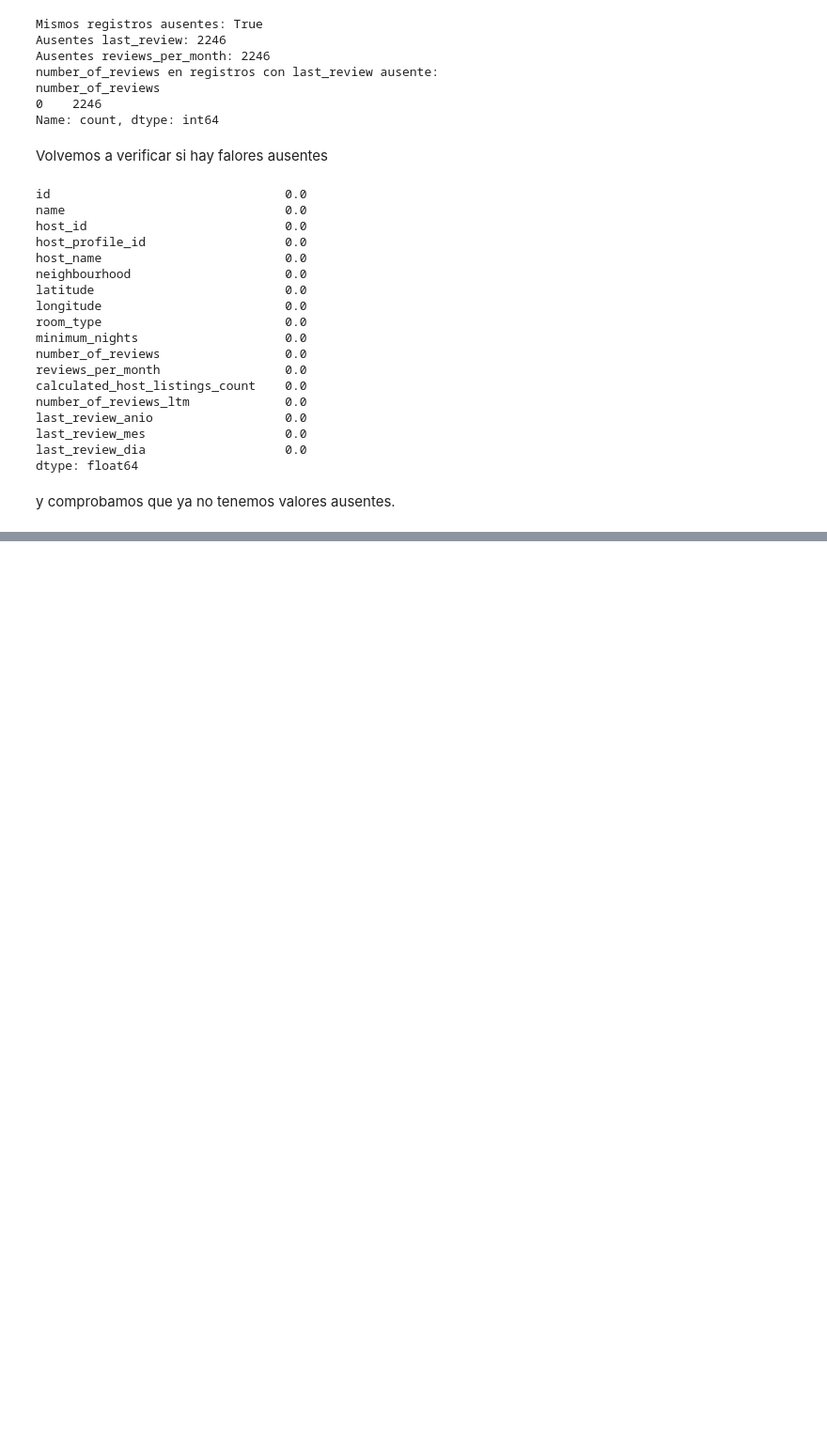
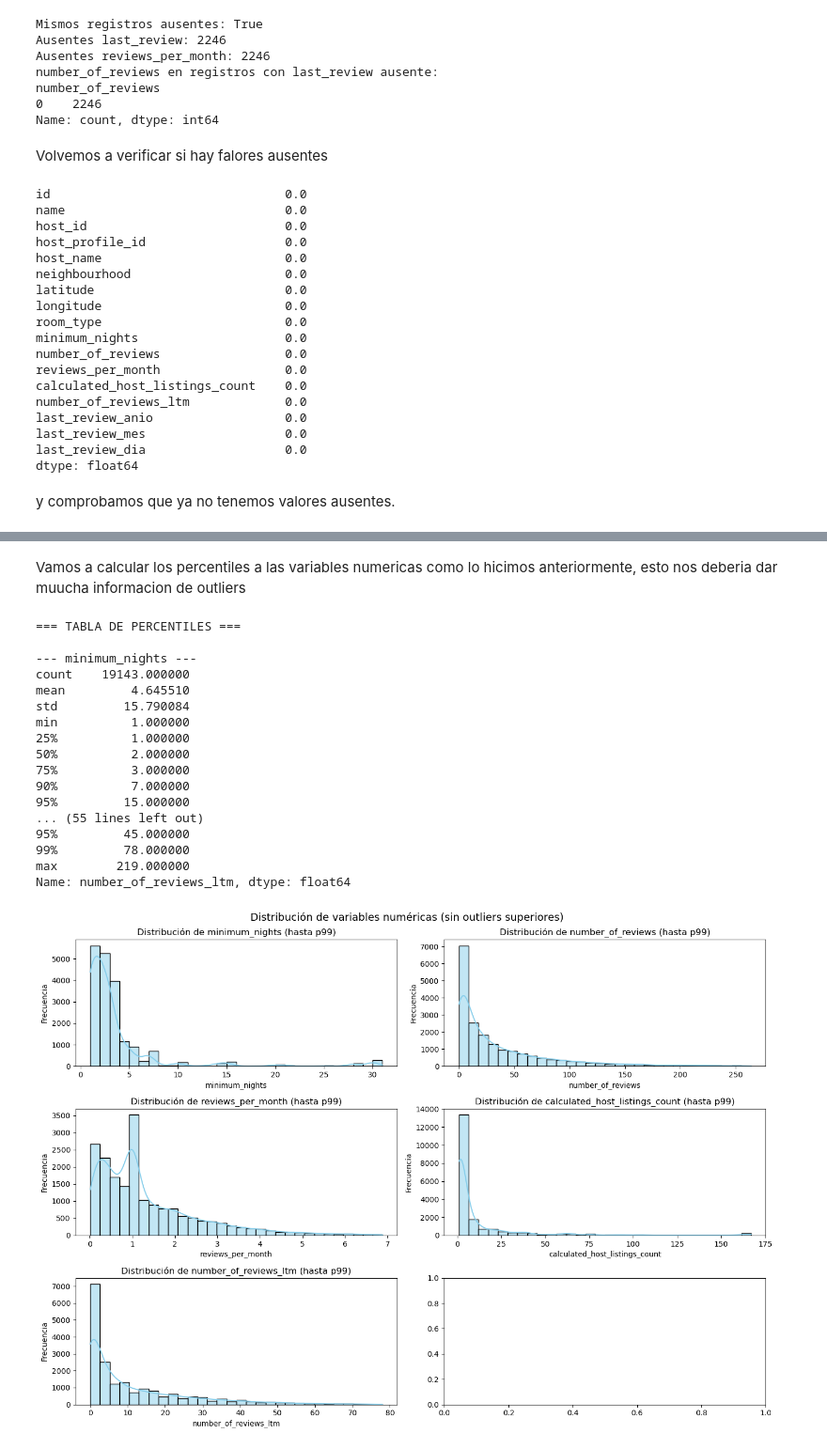
Before and after one commit to gonza29811/TP-analisis-de-datos, a Jupyter notebook: AirBnB.ipynb, the cells around one changed output, grey strips where cells are left out. Shown at 94% size. Cells and saved outputs as stored; diff of their text form; code cells hidden in the pictures; blank space fills up the shorter version.

```diff
--- a/AirBnB.ipynb
+++ b/AirBnB.ipynb
@@ -629,0 +653,47 @@ y comprobamos que ya no tenemos valores ausentes.
+# %% [markdown]
+Vamos a calcular los percentiles a las variables numericas como lo hicimos anteriormente, esto nos deberia dar muucha informacion de outliers
+# %%
+variables = ['minimum_nights', 'number_of_reviews', 'reviews_per_month', 'calculated_host_listings_count', 'number_of_reviews_ltm']
+
+# Tabla de percentiles
+print("=== TABLA DE PERCENTILES ===\n")
+for var in variables:
+    print(f"--- {var} ---")
+    print(X_train[var].describe(percentiles=[.25, .50, .75, .90, .95, .99]))
+    print()
+
+# Histogramas recortados por p99
+fig, axes = plt.subplots(3, 2, figsize=(14, 10))
+axes = axes.flatten()
+
+for i, var in enumerate(variables):
+    p99 = X_train[var].quantile(0.99)
+    datos = X_train[X_train[var] <= p99][var].dropna()
+
+    sns.histplot(datos, bins=30, kde=True, ax=axes[i], color='skyblue')
+    axes[i].set_title(f'Distribución de {var} (hasta p99)')
+    axes[i].set_xlabel(var)
+    axes[i].set_ylabel('Frecuencia')
+
+plt.suptitle('Distribución de variables numéricas (sin outliers superiores)', fontsize=14)
+plt.tight_layout()
+plt.show()
+# %% [output]
+=== TABLA DE PERCENTILES ===
+
+--- minimum_nights ---
+count    19143.000000
+mean         4.645510
+std         15.790084
+min          1.000000
+25%          1.000000
+50%          2.000000
+75%          3.000000
+90%          7.000000
+95%         15.000000
+... (55 lines left out)
+95%         45.000000
+99%         78.000000
+max        219.000000
+Name: number_of_reviews_ltm, dtype: float64
+[figure, added]
```
Also changed, not shown: parts of 36 cells of this notebook.
